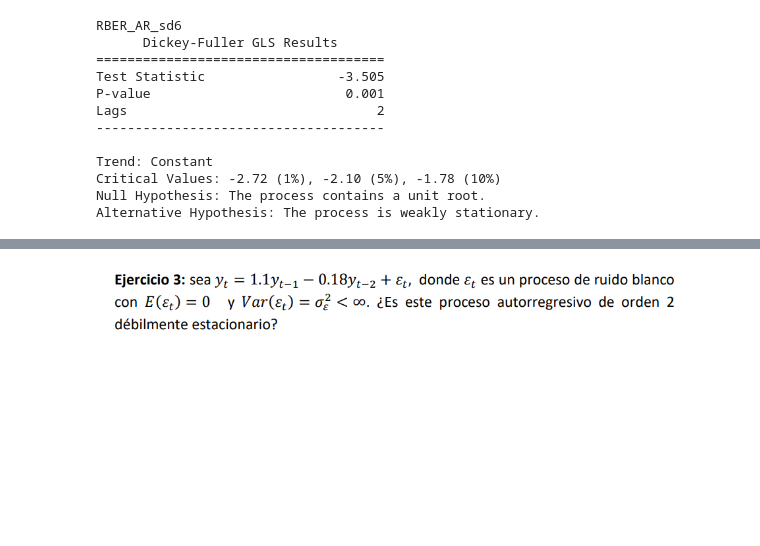
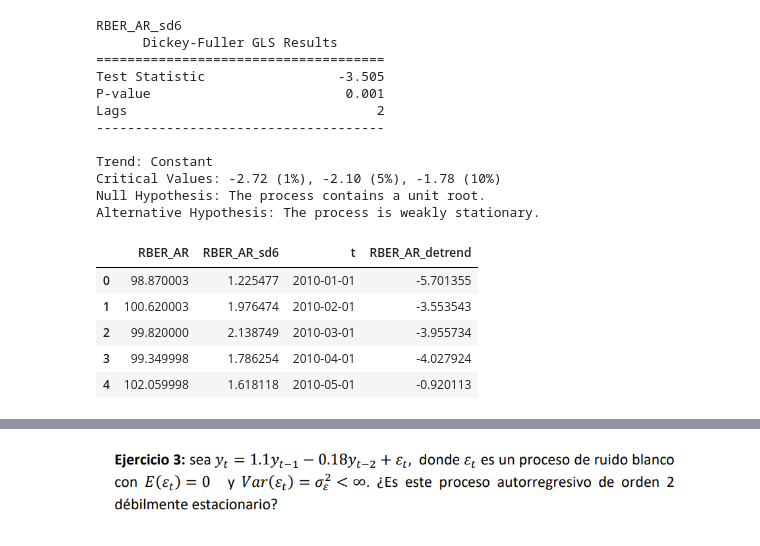
Before and after one commit to fedesanches/master_ia, a Jupyter notebook: modelos_estocasticos/_parcial.ipynb, the cells around one changed output, grey strips where cells are left out. Saved outputs shown, nothing was run; the diff lists cells and outputs as text; code cells hidden in the pictures; blank space fills up the shorter version.

```diff
--- a/modelos_estocasticos/parcial.ipynb
+++ b/modelos_estocasticos/_parcial.ipynb
@@ -165,17 +167,3 @@ plt.tight_layout()
 plt.show()
 # %% [output]
 [figure]
-# %%
-from scipy import signal
-
-df["RBER_AR_detrend"] = np.nan
-serie = df['RBER_AR'].dropna()
-
-df.loc[serie.index,"RBER_AR_detrend"] = signal.detrend(serie.values)
-df = df.dropna()
-df.head()
-df.describe()
-
-## graficamos de nuevo
-df[['RBER_AR','RBER_AR_detrend']].plot(subplots=True)
-plt.show()
@@ -203,18 +174,21 @@ Alternative Hypothesis: The process is weakly stationary.
 test = DFGLS(df["RBER_AR"].dropna(), trend="c")
 print("RBER_AR")
 print(test.summary())
-# Nos da que es No Estacionaria
+# Nos da que es No Estacionaria, p-value > 0.05 con lo cual no rechazamos la hipotesis nula que la serie tiene una raiz unitaria por lo cual la serie es no estacionaria
+
+# Corro tambien con ct
+test = DFGLS(df["RBER_AR"].dropna(), trend="ct")
+print("\nRBER_AR con ct")
+print(test.summary())
+
+# Se observa que la serie es I(0) con tendencia deterministica
 
 # Calculo con primeras diferencias I(1)
-df['dRBER_AR'] = df['RBER_AR'].diff()
+#df['dRBER_AR'] = df['RBER_AR'].diff()
 
-test = DFGLS(df["dRBER_AR"].dropna(), trend="c")
-print("\nDiff RBER_AR")
-print(test.summary())
-
-df[['dRBER_AR']].plot(subplots=True)
-plt.show()
-
+#test = DFGLS(df["dRBER_AR"].dropna(), trend="c")
+#print("\nDiff RBER_AR")
+#print(test.summary())
 # Se puede observar que en primeras diferencias es Estacionaria
 # %% [output]
 RBER_AR
@@ -255,4 +274,18 @@ Trend: Constant
 Critical Values: -2.72 (1%), -2.10 (5%), -1.78 (10%)
 Null Hypothesis: The process contains a unit root.
 Alternative Hypothesis: The process is weakly stationary.
+# %%
+# Como RBER_AR tiene una TD hay que eliminarla
+df["RBER_AR_detrend"] = np.nan
+serie = df['RBER_AR'].dropna()
+
+df.loc[serie.index,"RBER_AR_detrend"] = signal.detrend(serie.values, type='linear')
+df.head()
+# %% [output]
+|  | RBER_AR | RBER_AR_sd6 | t | RBER_AR_detrend |
+| 0 | 98.870003 | 1.225477 | 2010-01-01 | -5.701355 |
+| 1 | 100.620003 | 1.976474 | 2010-02-01 | -3.553543 |
+| 2 | 99.820000 | 2.138749 | 2010-03-01 | -3.955734 |
+| 3 | 99.349998 | 1.786254 | 2010-04-01 | -4.027924 |
+| 4 | 102.059998 | 1.618118 | 2010-05-01 | -0.920113 |
 # %%
```
Also changed, not shown: parts of 26 cells of this notebook, 30 other files.
